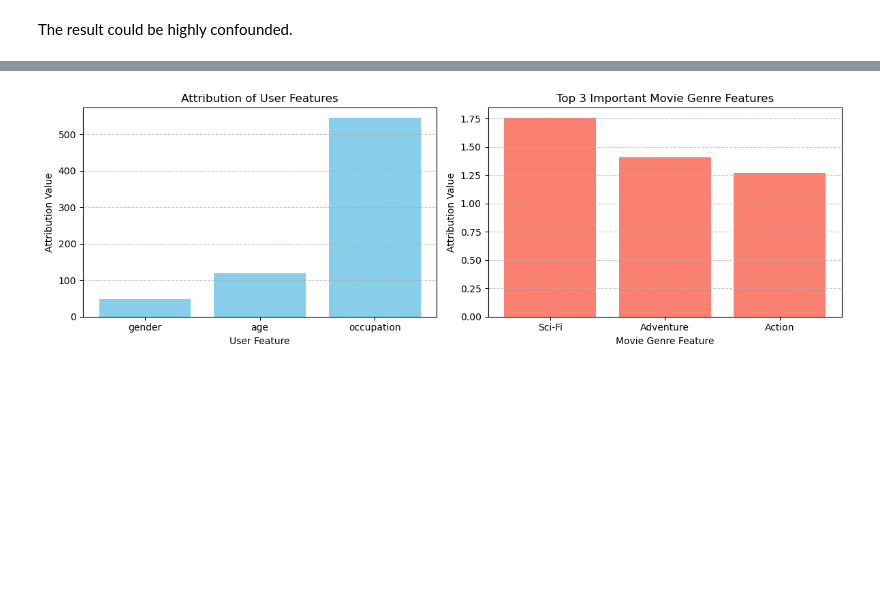
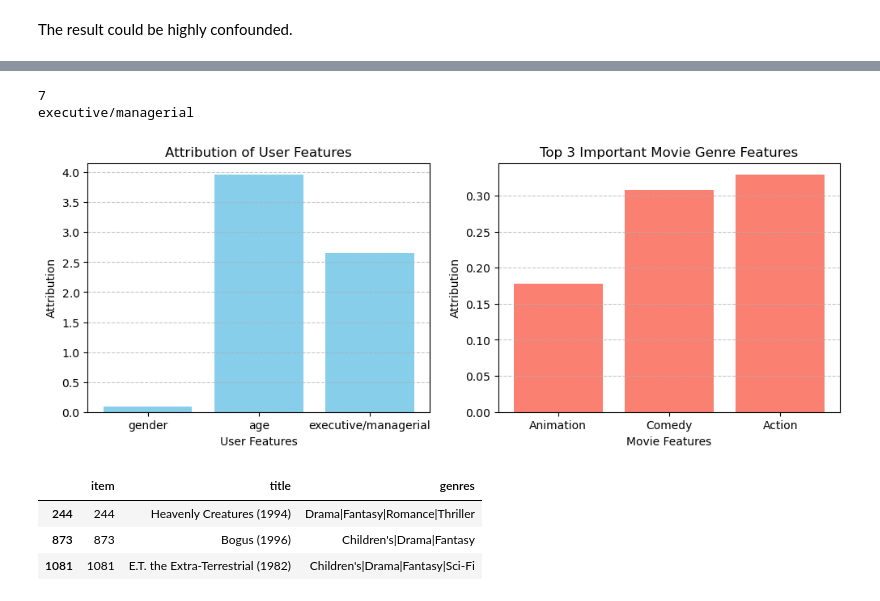
Before and after one commit to LangtianM/stat992_s25, a Jupyter notebook: hw1/ex1.ipynb, the cells around one changed output, grey strips where cells are left out. Cells and saved outputs as stored; diff of their text form; code cells hidden in the pictures; blank space fills up the shorter version.

```diff
--- a/hw1/ex1.ipynb
+++ b/hw1/ex1.ipynb
@@ -308,21 +387,24 @@ users[users['age']==1]
 # %%
-# Predict the socre of user 0 to all the movies and find the top 5
+def find_top_5(user_index):
+    user_embed, item_embed = model(adj_matrix, user_features, movie_features)
+    scores = torch.matmul(user_embed[user_index], item_embed.T)
+    top5_scores, top5_indices = torch.topk(scores, 5)
+    top5_indices = top5_indices.numpy()
+    top5_scores = top5_scores.detach().numpy()
+
+    for i, (score, idx) in enumerate(zip(top5_scores, top5_indices)):
+        movie = movies.iloc[idx]
+        print
+        print(f"Top {i+1} Recommendation")
+        print(f"Title: {movie['title']}")
+        print(f"Genres: {movie['genres']}")
+        print(f"Score: {score:.4f}")
+        print(f"Moview index: {idx}")
+        print("\n")
+
+    return top5_indices
+
 user_index = 0
-user_embed, item_embed = model(adj_matrix, user_features, movie_features)
-scores = torch.matmul(user_embed[user_index], item_embed.T)
-top5_scores, top5_indices = torch.topk(scores, 5)
-top5_indices = top5_indices.numpy()
-top5_scores = top5_scores.detach().numpy()
-
-#visualize the top 5 movies
-for i, (score, idx) in enumerate(zip(top5_scores, top5_indices)):
-    movie = movies.iloc[idx]
-    print
-    print(f"Top {i+1} Recommendation")
-    print(f"Title: {movie['title']}")
-    print(f"Genres: {movie['genres']}")
-    print(f"Score: {score:.4f}")
-    print(f"Moview index: {idx}")
-    print("\n")
+top5_indices = find_top_5(user_index)
 # %% [output]
 Top 1 Recommendation
@@ -344,0 +456,3 @@ Moview index: 1192
+# %%
+user_index = 3 # A middle-aged executive/managerial
+top5_indices = find_top_5(user_index)
@@ -345,6 +477,8 @@ Moview index: 1192
 # %%
-item_index = top5_indices[1]
+item_index = top5_indices[0]
 attributions = get_attribution(target_user=user_index, target_item=item_index)
-plot_attribution(attributions[0].detach().numpy(), attributions[1].detach().numpy())
+plot_attribution(attributions, user_index=user_index)
 # %% [output]
+7
+executive/managerial
-[figure, old version]
+[figure, new version]
@@ -350,0 +501,7 @@ plot_attribution(attributions[0].detach().numpy(), attributions[1].detach().nump
+# %%
+movies.iloc[selected_movie_index]
+# %% [output]
+|  | item | title | genres |
+| 244 | 244 | Heavenly Creatures (1994) | Drama|Fantasy|Romance|Thriller |
+| 873 | 873 | Bogus (1996) | Children's|Drama|Fantasy |
+| 1081 | 1081 | E.T. the Extra-Terrestrial (1982) | Children's|Drama|Fantasy|Sci-Fi |
```
Also changed, not shown: parts of 22 cells of this notebook, 2 other files.
